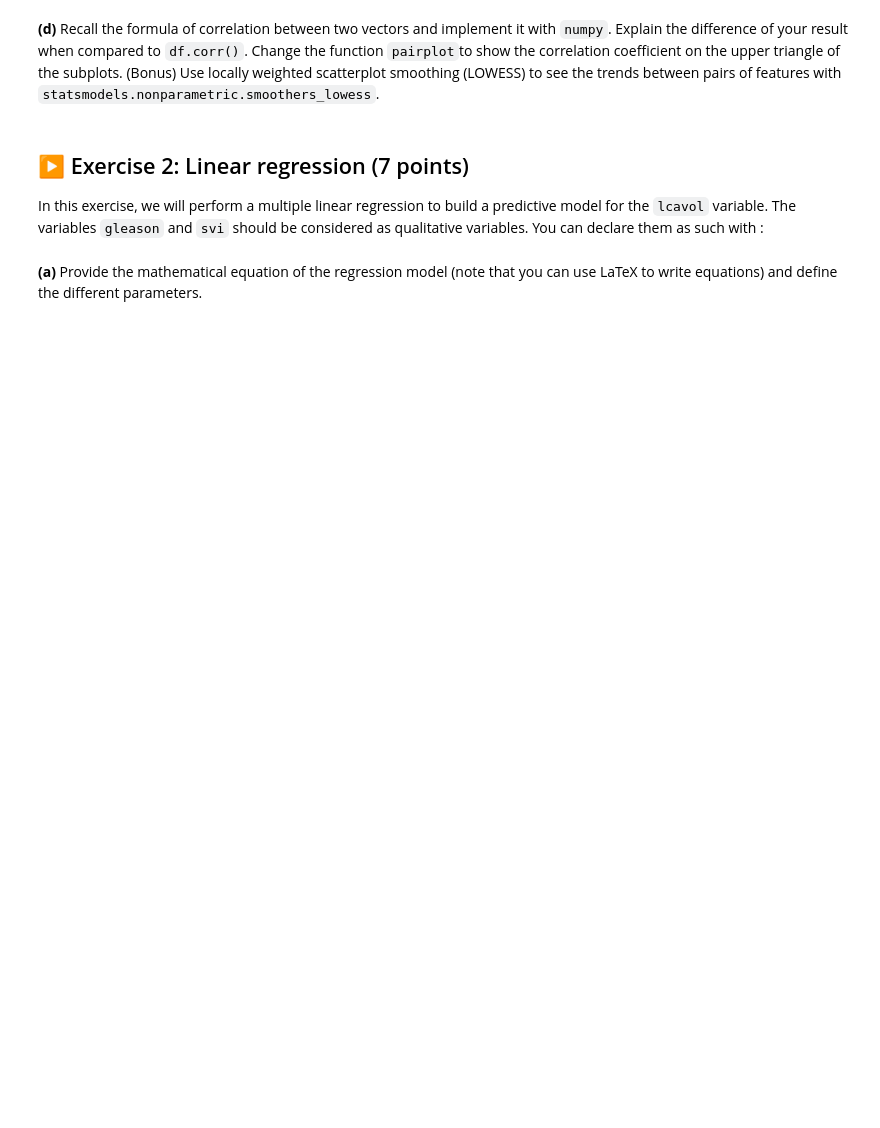
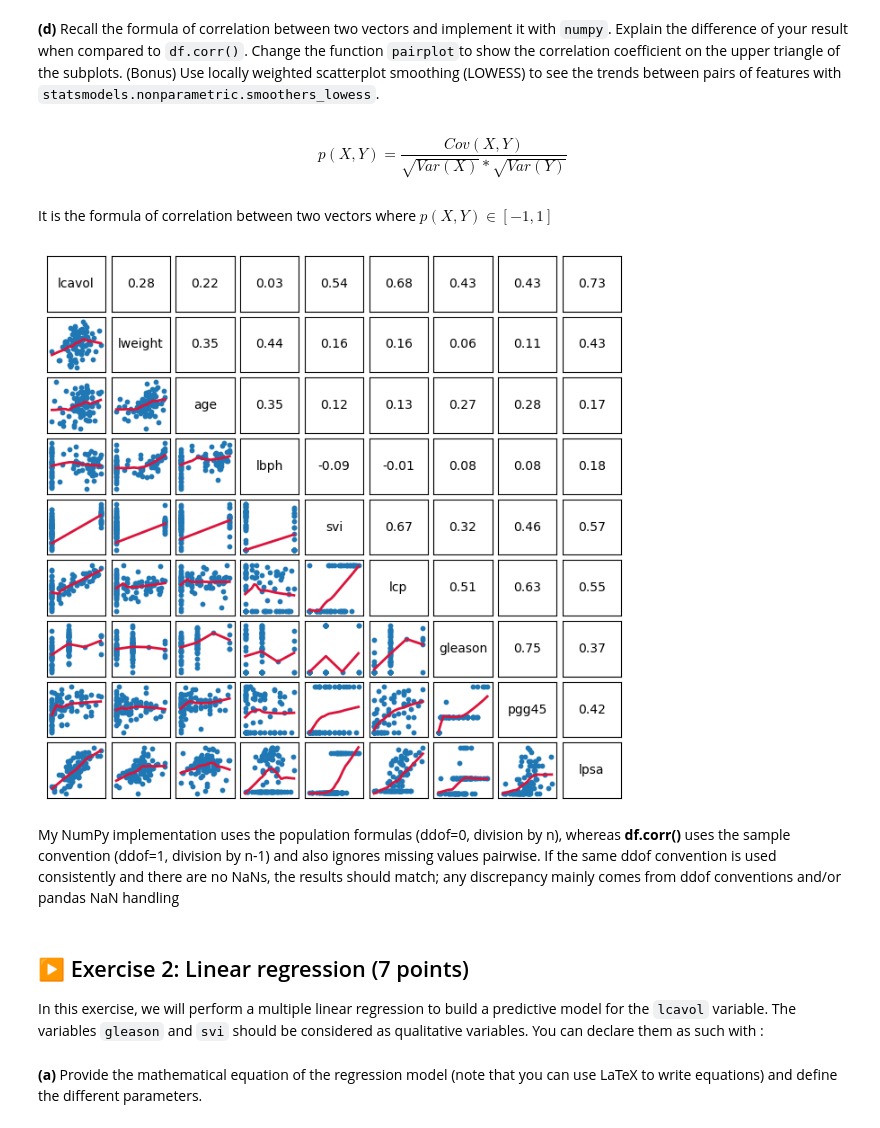
Before and after one commit to martinouks/isla_tp, a Jupyter notebook: TP1/TP1.ipynb, the cells around one changed output. Saved outputs shown, nothing was run; the diff lists cells and outputs as text; code cells hidden in the pictures; blank space fills up the shorter version.

```diff
--- a/TP1/TP1.ipynb
+++ b/TP1/TP1.ipynb
@@ -96,5 +98,82 @@ Let's focus on the first column beacause it is symetric and it is where the **lc
 # %% [markdown]
 **(d)** Recall the formula of correlation between two vectors and implement it with `numpy`. Explain the difference of your result when compared to `df.corr()`. Change the function `pairplot`to show the correlation coefficient on the upper triangle of the subplots. (Bonus) Use locally weighted scatterplot smoothing (LOWESS) to see the trends between pairs of features with `statsmodels.nonparametric.smoothers_lowess`.
+# %% [markdown]
+$$
+p(X,Y)=\frac{Cov(X,Y)}{\sqrt{Var(X)}*\sqrt{Var(Y)}}
+$$
+# %% [markdown]
+It is the formula of correlation between two vectors where $p(X,Y) \in [-1,1]$
+# %%
+#implementation of correlation coefficient with numpy
+import numpy as np
+from statsmodels.nonparametric.smoothers_lowess import lowess
+
+def correlation(x, y):
+    x = np.asarray(x, dtype=float)
+    y = np.asarray(y, dtype=float)
+    cov_xy = ((x - x.mean()) * (y - y.mean())).sum() /len(x)
+    sx = x.std()
+    sy = y.std()
+    return cov_xy / (sx * sy)
+
+def show(df, figsize=None, add_lowess=True, lowess_frac=0.6, lowess_it=0, lowess_color="crimson", lowess_lw=2):
+    if figsize is None:
+        figsize = (7.10, 6.70)
+
+    n_vars = df.shape[1]
+    fig, ax = plt.subplots(figsize=figsize, ncols=n_vars, nrows=n_vars)
+    plt.subplots_adjust(wspace=0.10, hspace=0.10, left=0.05, right=0.95, bottom=0.05, top=0.95)
+
+    for i in range(n_vars):
+        for j in range(n_vars):
+            axij = ax[i][j]
+            i_name = df.columns[i]
+            j_name = df.columns[j]
+
+            axij.set_xticks([])
+            axij.set_yticks([])
+            axij.margins(0.1)
+
+            if j > i:
+                axij.text(
+                    0.5, 0.5,
+                    np.round(correlation(df[i_name], df[j_name]), 2),
+                    fontsize=10,
+                    horizontalalignment='center',
+                    verticalalignment='center',
+                    transform=axij.transAxes
+                )
+
+            elif j < i:
+                # Scatter
+                x = df[i_name].to_numpy()
+                y = df[j_name].to_numpy()
+                mask = np.isfinite(x) & np.isfinite(y)
+                x = x[mask]
+                y = y[mask]
+                axij.scatter(x, y, s=10)
+                if add_lowess and len(x) >= 3:
+                    smoothed = lowess(endog=y, exog=x, frac=lowess_frac, it=lowess_it, return_sorted=True)
+                    axij.plot(smoothed[:, 0], smoothed[:, 1], color=lowess_color, linewidth=lowess_lw)
+
+            else:
+                axij.text(
+                    0.5, 0.5,
+                    i_name,
+                    fontsize=10,
+                    horizontalalignment='center',
+                    verticalalignment='center',
+                    transform=axij.transAxes
+                )
+
+    return fig, ax
+
+fig, ax = show(df)
+plt.show()
+# %% [output]
+[figure, added]
+# %% [markdown]
+My NumPy implementation uses the population formulas (ddof=0, division by n), whereas **df.corr()** uses the sample convention (ddof=1, division by n-1) and also ignores missing values pairwise. If the same ddof convention is used consistently and there are no NaNs, the results should match; any discrepancy mainly comes from ddof conventions and/or pandas NaN handling
 # %% [markdown]
 ## ▶️ Exercise 2: Linear regression (7 points)
 
```
Also changed, not shown: parts of 20 cells of this notebook.
